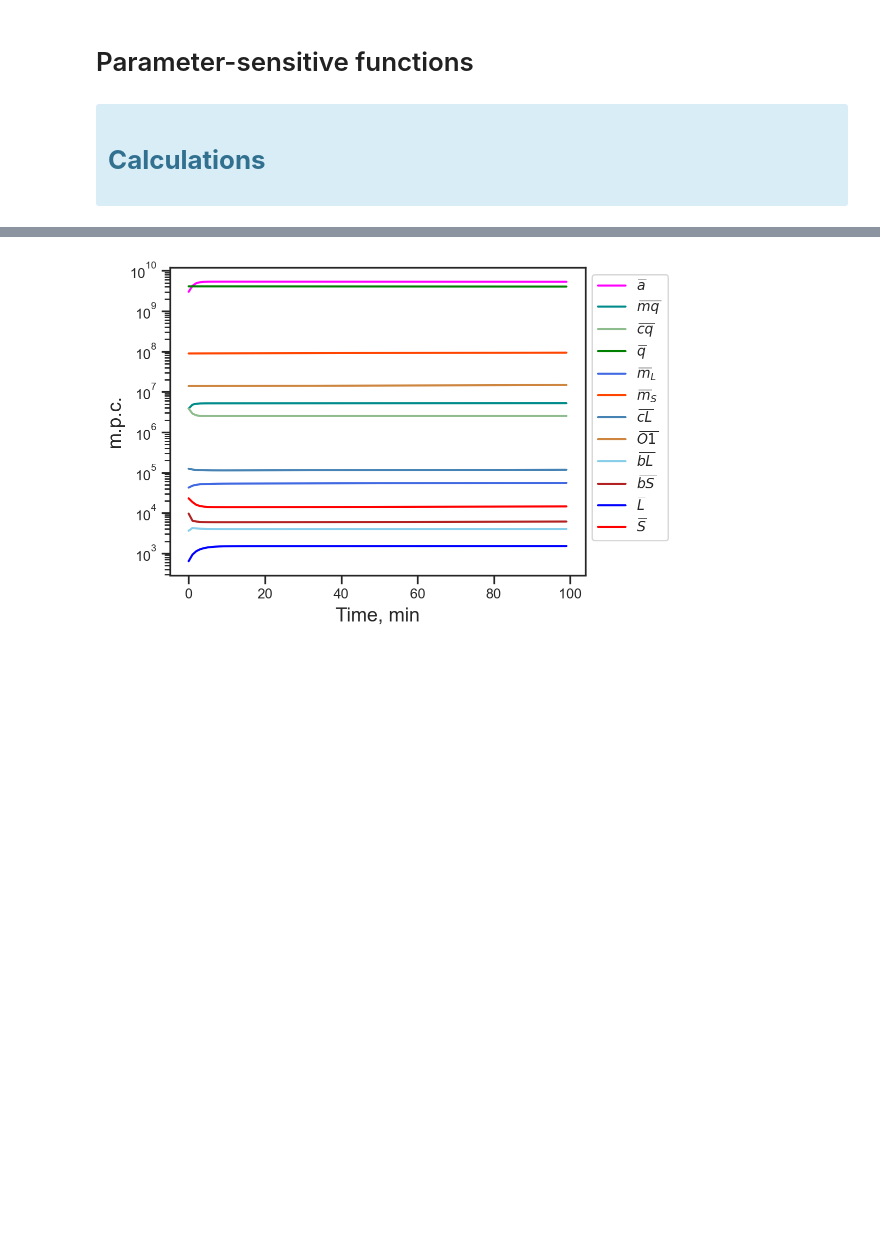
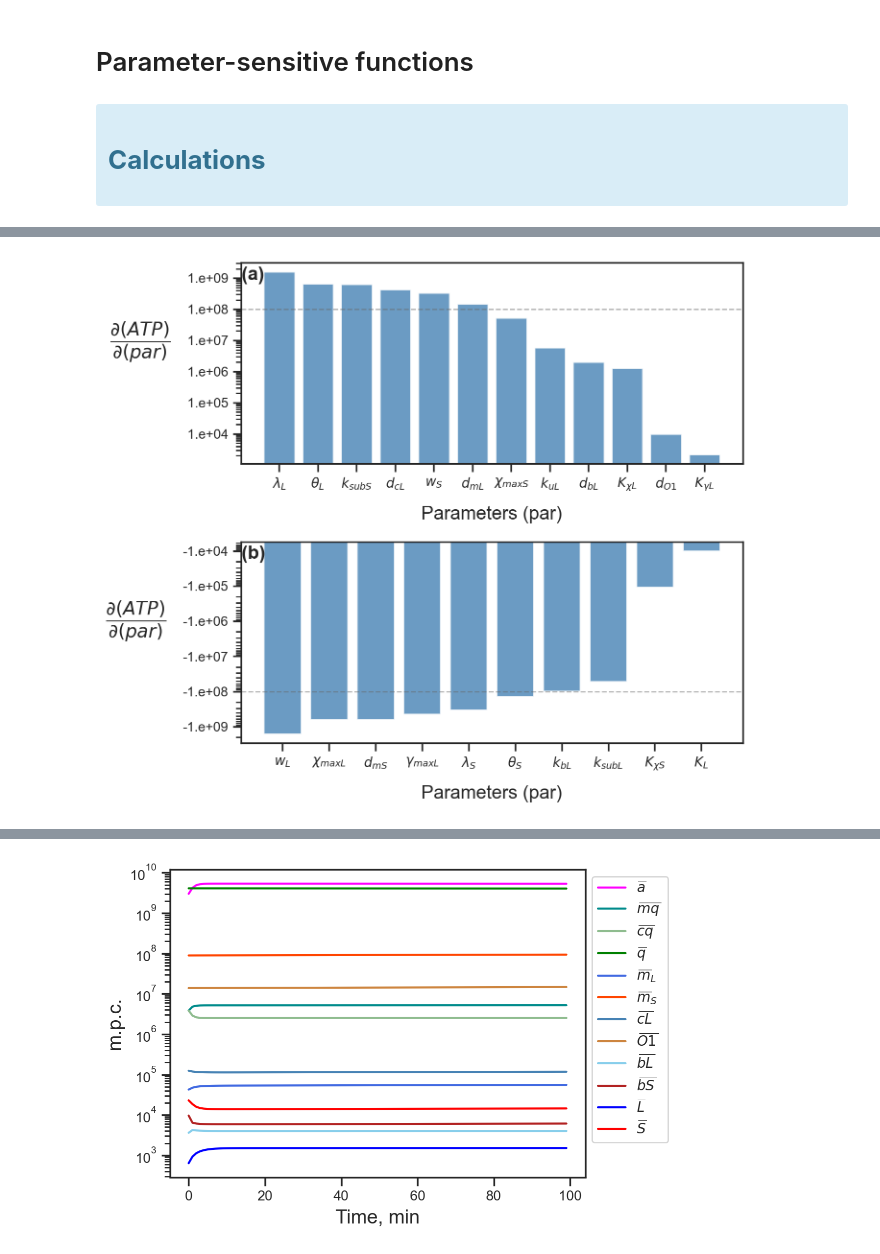
Before and after one commit to SeriySamuray/TE_model_deterministic, a Jupyter notebook: TE_model_deterministic.ipynb, the cells around one changed output, grey strips where cells are left out. Cells and saved outputs as stored; diff of their text form; code cells hidden in the pictures; blank space fills up the shorter version.

```diff
--- a/TE_model_deterministic.ipynb
+++ b/TE_model_deterministic.ipynb
@@ -552,0 +674,12 @@ def solve_syst_par(y):
+# %%
+# check pdict
+nplist = npar_list.copy()
+
+# copy DataFrame
+dfD = df.copy(deep=True)
+
+# # write to pickle
+# dfD.to_pickle(dir_save+'dfD.pkl')
+
+# # read from pickle
+# dfD = pd.read_pickle(dir_save+'dfD.pkl')
@@ -552,0 +801,80 @@ def solve_syst_par(y):
+# %%
+# DataFrame with transposone parameters
+st = dfD.loc['a',transposon_labels].T.sort_values(ascending=False)
+
+# PLot O-C
+fig, axs = plt.subplots(2, figsize=(7,6))
+
+# Set annotation. Subplots names
+annot = ['(a)', '(b)']
+
+## First plot ###
+# Plot bar chart of energy consumption by rates:
+s1 = st[st>0]
+x_ticks = s1.index.to_numpy()
+for i,tic in enumerate(x_ticks):
+    x_ticks[i] = par_dict_names[tic]
+bar_len = np.arange(len(s1))
+
+# matplotlib bar
+bar = axs[0].bar(bar_len, s1, align='center', alpha=0.8, color='steelblue')
+axs[0].axhline(y = 1e8, color = 'dimgrey', linestyle = '--', alpha=0.5)
+
+#plt.title('Energy consumption')
+#plt.bar_label(bar,padding=3,rotation = 0)
+axs[0].set_xticks(bar_len, x_ticks, rotation = 0)
+axs[0].set_yscale("log")
+y_ticks = axs[0].get_yticks()[2:-2]#.tolist()
+y_ticks_lab = [np.format_float_scientific(y_ticks[i]) for i in range(len(y_ticks))]
+axs[0].set_yticks(y_ticks, y_ticks_lab, rotation = 0)
+#axs[0].set_xticklabels(axs[0].get_xticks(), rotation = 45)
+axs[0].set_xlabel("Parameters (par)", labelpad = 10)
+axs[0].set_ylabel(r'$\dfrac{\partial(ATP)}{\partial(par)}$', rotation = 0, labelpad = 35)
+
+## Second plot ###
+# Plot bar chart of energy consumption by rates:
+s2 = abs(st[st<0])
+x_ticks = s2.index.to_numpy()
+for i,tic in enumerate(x_ticks):
+    x_ticks[i] = par_dict_names[tic]
+bar_len = np.arange(len(s2))
+
+# matplotlib bar
+bar = axs[1].bar(bar_len, s2, align='center', alpha=0.8, color='steelblue')
+axs[1].axhline(y = 1e8, color = 'dimgrey', linestyle = '--', alpha=0.5)
+
+#plt.title('Energy consumption')
+#plt.bar_label(bar,padding=3,rotation = 0,labels=lab)
+axs[1].set_xticks(bar_len, x_ticks, rotation = 0)
+axs[1].set_yscale("log")
+y_ticks = axs[1].get_yticks()[2:-2]#.tolist()
+y_ticks_lab = [np.format_float_scientific(-y_ticks[i]) for i in range(len(y_ticks))]
+axs[1].set_yticks(y_ticks, y_ticks_lab, rotation = 0)
+
+#axs[1].set_xticklabels(axs[1].get_xticks(), rotation = 45)
+plt.gca().invert_yaxis()
+plt.gca().invert_xaxis()
+axs[1].set_xlabel("Parameters (par)", labelpad = 10)
+axs[1].set_ylabel(r'$\dfrac{\partial(ATP)}{\partial(par)}$', rotation = 0, labelpad = 35)
+
+### Add subplots names ###
+# plot 1
+i = 0
+xmin,xmax = axs[i].get_xlim()
+ymin,ymax = axs[i].get_ylim()
+axs[i].annotate(annot[i], (xmin+(xmax-xmin)*0.001,ymax+(ymin-ymax)*0.25), ha='left', va='top', fontsize=14, weight="bold")
+# plot 2
+i = 1
+xmin,xmax = axs[i].get_xlim()
+ymin,ymax = axs[i].get_ylim()
+axs[i].annotate(annot[i], (xmin+(xmax-xmin)*0.001,ymax+(ymin-ymax)*0.5e-6), ha='left', va='top', fontsize=14, weight="bold")
+
+
+#plt.gca()
+plt.tight_layout()
+fig_name = "f2_bar"
+if save_pic: plt.savefig(dir_pic+f"{fig_name}.png", bbox_inches='tight')
+if save_svg: plt.savefig(dir_svg+f"{fig_name}.svg", bbox_inches='tight')
+plt.show()
+# %% [output]
+[figure, added]
```
Also changed, not shown: parts of 40 cells of this notebook.
